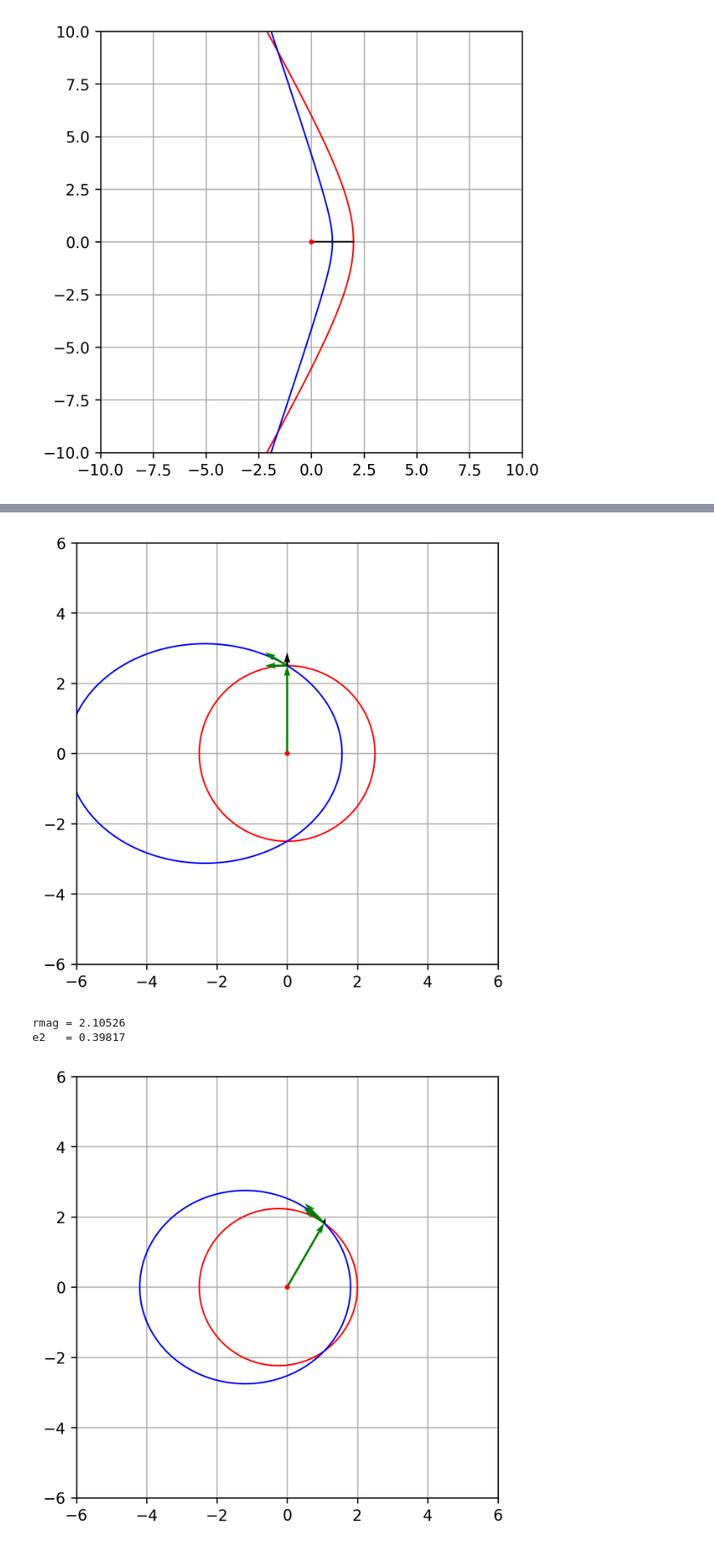
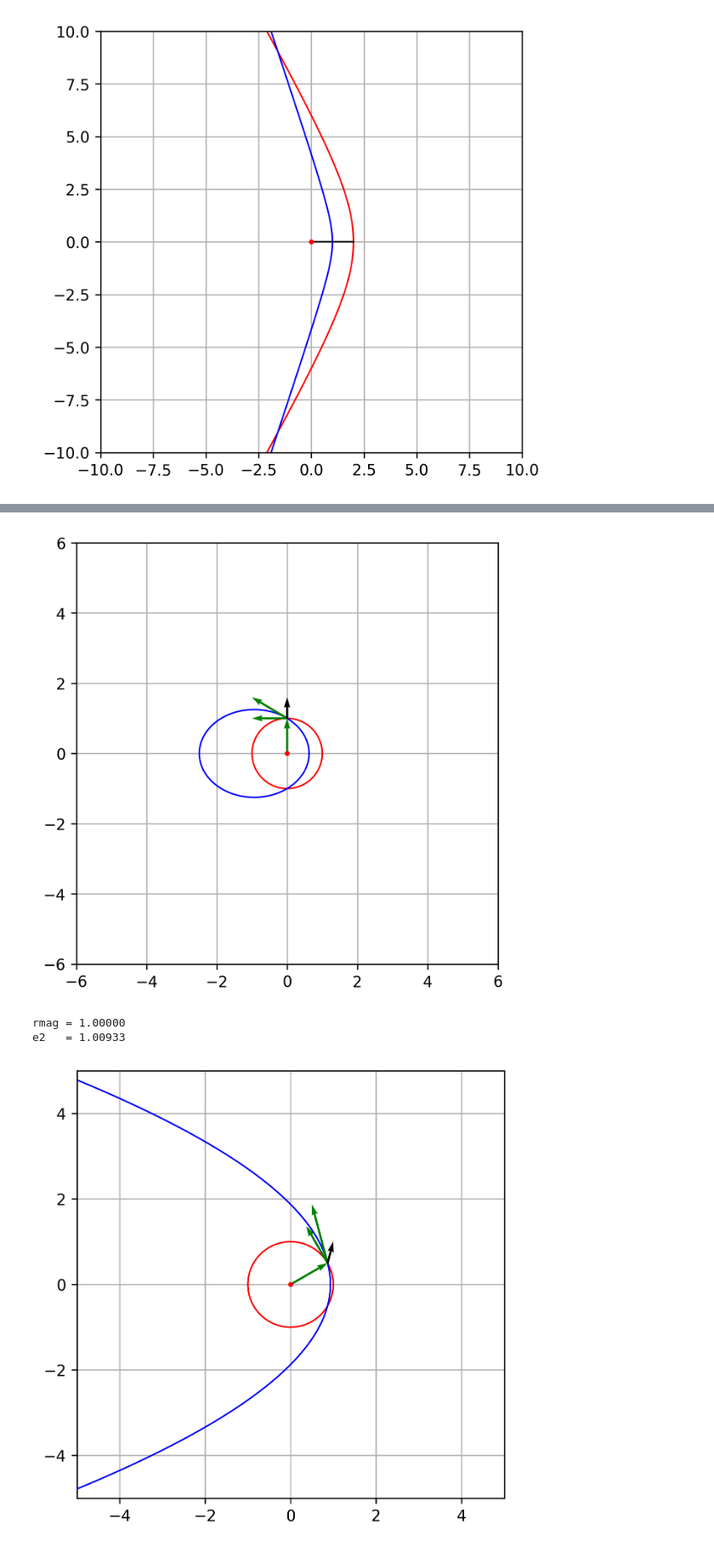
Before and after one commit to silvernuke911/KOSscripts, a Jupyter notebook: lib/tester.ipynb, the cells around one changed output, grey strips where cells are left out. Shown at 85% size. Drawn from its saved outputs; the diff is of its cells as text; code cells hidden in the pictures.

```diff
--- a/lib/tester.ipynb
+++ b/lib/tester.ipynb
@@ -347,11 +347,11 @@ plt.show()
 [figure]
 # %%
 ## CHANGE PERIAPSIS
-rp1 = 2
-ap1 = 3
+# rp1 = 1
+# ap1 = 1
 
-a1 = (rp1 + ap1) / 2
-e1 = (ap1 - rp1) / (rp1 + ap1)
+a1 = 1
+e1 = 0
 
 # rp1 = 2
 # e1  = 2
@@ -360,9 +360,9 @@ e1 = (ap1 - rp1) / (rp1 + ap1)
 obt1 = conic(a1,e1)
 
 
-nu = np.deg2rad(40)
+nu = np.deg2rad(80)
 
-rp2 = 4
+rp2 = 0.8
 ## rmag constraints
 pos1 = conic(a1,e1,single=True,nu=nu)
 rmag = np.linalg.norm(pos1)
@@ -389,7 +389,7 @@ plt.quiver(0,0,pos1[0],pos1[1],color='green',scale = 1,zorder = 2,angles='xy', s
 plt.quiver(pos1[0],pos1[1],v1[0],v1[1],color='green',scale = 1,zorder = 2,angles='xy', scale_units='xy',width=0.005)
 plt.quiver(pos1[0],pos1[1],v2[0],v2[1],color='green',scale = 1,zorder = 2,angles='xy', scale_units='xy',width=0.005)
 plt.quiver(pos1[0],pos1[1],dv[0],dv[1],color='black',scale = 1,zorder = 3,angles='xy', scale_units='xy',width=0.005)
-sqr = 6
+sqr = 5
 plt.xlim(-sqr, sqr)
 plt.ylim(-sqr, sqr)
 
@@ -405,7 +404,7 @@ No orbit possible
 # %%
 ## CHANGE APOAPSIS
-rp1 = 2
-ap1 = 3
+rp1 = 1
+ap1 = 1
 
 a1 = (rp1 + ap1) / 2
 e1 = (ap1 - rp1) / (rp1 + ap1)
@@ -417,9 +416,9 @@ e1 = (ap1 - rp1) / (rp1 + ap1)
 obt1 = conic(a1,e1)
 
 
-nu = np.deg2rad(150)
+nu = np.deg2rad(0)
 
-ap2 = 1.6
+ap2 = 135 + 6
 ## rmag constraints
 pos1 = conic(a1,e1,single=True,nu=nu)
 rmag = np.linalg.norm(conic(a1,e1,single=True,nu=nu))
@@ -448,7 +447,7 @@ plt.quiver(pos1[0],pos1[1],v1[0],v1[1],color='green',scale = 1,zorder = 2,angles
 plt.quiver(pos1[0],pos1[1],v2[0],v2[1],color='green',scale = 1,zorder = 2,angles='xy', scale_units='xy',width=0.005)
 plt.quiver(pos1[0],pos1[1],dv[0],dv[1],color='black',scale = 1,zorder = 3,angles='xy', scale_units='xy',width=0.005)
 
-sqr = 6
+sqr = 5
 plt.xlim(-sqr, sqr)
 plt.ylim(-sqr, sqr)
 
@@ -465,7 +462,7 @@ No orbit possible
 # %%
 ## CHANGE ECCENTRICITY
-rp1 = 2.5
-ap1 = 2.5
+rp1 = 1
+ap1 = 1
 
 a1 = (rp1 + ap1) / 2
 e1 = (ap1 - rp1) / (rp1 + ap1)
@@ -513,12 +510,12 @@ plt.scatter([0], [0], color='red', s=5, zorder = 5)
 plt.grid(True)
 plt.show()
 # %% [output]
-[figure, old version]
+[figure, new version]
 # %%
 ## CHANGE SEMIMAJORAXIS
 ## has problems, check later
-rp1 = 2
-ap1 = 2.5
+rp1 = 1
+ap1 = 1
 
 a1 = (rp1 + ap1) / 2
 e1 = (ap1 - rp1) / (rp1 + ap1)
@@ -529,13 +526,13 @@ e1 = (ap1 - rp1) / (rp1 + ap1)
 
 obt1 = conic(a1,e1)
 
-nu = np.deg2rad(60)
+nu = np.deg2rad(30)
 pos1 = conic(a1,e1,single=True,nu=nu)
 v1 = obt_vel(mu,a1,e1,single=True,nu=nu)
 ## rmag constraints
 rmag = np.linalg.norm(conic(a1,e1,single=True,nu=nu))
 print(f"rmag = {rmag:.5f}")
-a2 = 3
+a2 = -100
 e2 = np.nan
 discrim = (rmag * np.cos(nu))**2 - 4 * a2 * (rmag - a2)
 if discrim < 0:
@@ -543,35 +540,38 @@ if discrim < 0:
     obt2 = np.nan, np.nan
     v2   = np.nan, np.nan
 else:
-    e2 =  (- rmag * np.cos(nu) + np.sqrt(discrim))/(2*a2)
+    if a2 > 0:
+        e2 = (- rmag * np.cos(nu) + np.sqrt(discrim))/(2*a2)
+    else:
+        e2 = (- rmag * np.cos(nu) - np.sqrt(discrim))/(2*a2)
     print(f"e2   = {e2:.5f}")
     if e2 < 0:
         print("No orbit possible, invalid eccentricity")
         obt2 = np.nan, np.nan
         v2   = np.nan, np.nan
     else:
         obt2 = conic(a2,e2)
         v2  = obt_vel(mu,a2,e2,single=True,nu=nu)
 dv = v2 - v1
 
 plt.figure(figsize=(5,5),dpi=300)
 
 plt.plot(obt1[0],obt1[1],'r-',lw=1)
 plt.plot(obt2[0],obt2[1],'b-',lw=1)
 
 plt.quiver(0,0,pos1[0],pos1[1],color='green',scale = 1,zorder = 2,angles='xy', scale_units='xy',width=0.005)
 plt.quiver(pos1[0],pos1[1],v1[0],v1[1],color='green',scale = 1,zorder = 2,angles='xy', scale_units='xy',width=0.005)
 plt.quiver(pos1[0],pos1[1],v2[0],v2[1],color='green',scale = 1,zorder = 2,angles='xy', scale_units='xy',width=0.005)
 plt.quiver(pos1[0],pos1[1],dv[0],dv[1],color='black',scale = 1,zorder = 3,angles='xy', scale_units='xy',width=0.005)
 
-sqr = 6
+sqr = 5
 plt.xlim(-sqr, sqr)
 plt.ylim(-sqr, sqr)
 plt.gca().set_aspect('equal')
 plt.scatter([0], [0], color='red', s=5, zorder = 5)
 plt.grid(True)
 plt.show()
 # %% [output]
-rmag = 2.10526
-e2   = 0.39817
+rmag = 1.00000
+e2   = 1.00933
-[figure, old version]
+[figure, new version]
```
Also changed, not shown: parts of 3 cells of this notebook, 3 other files.
